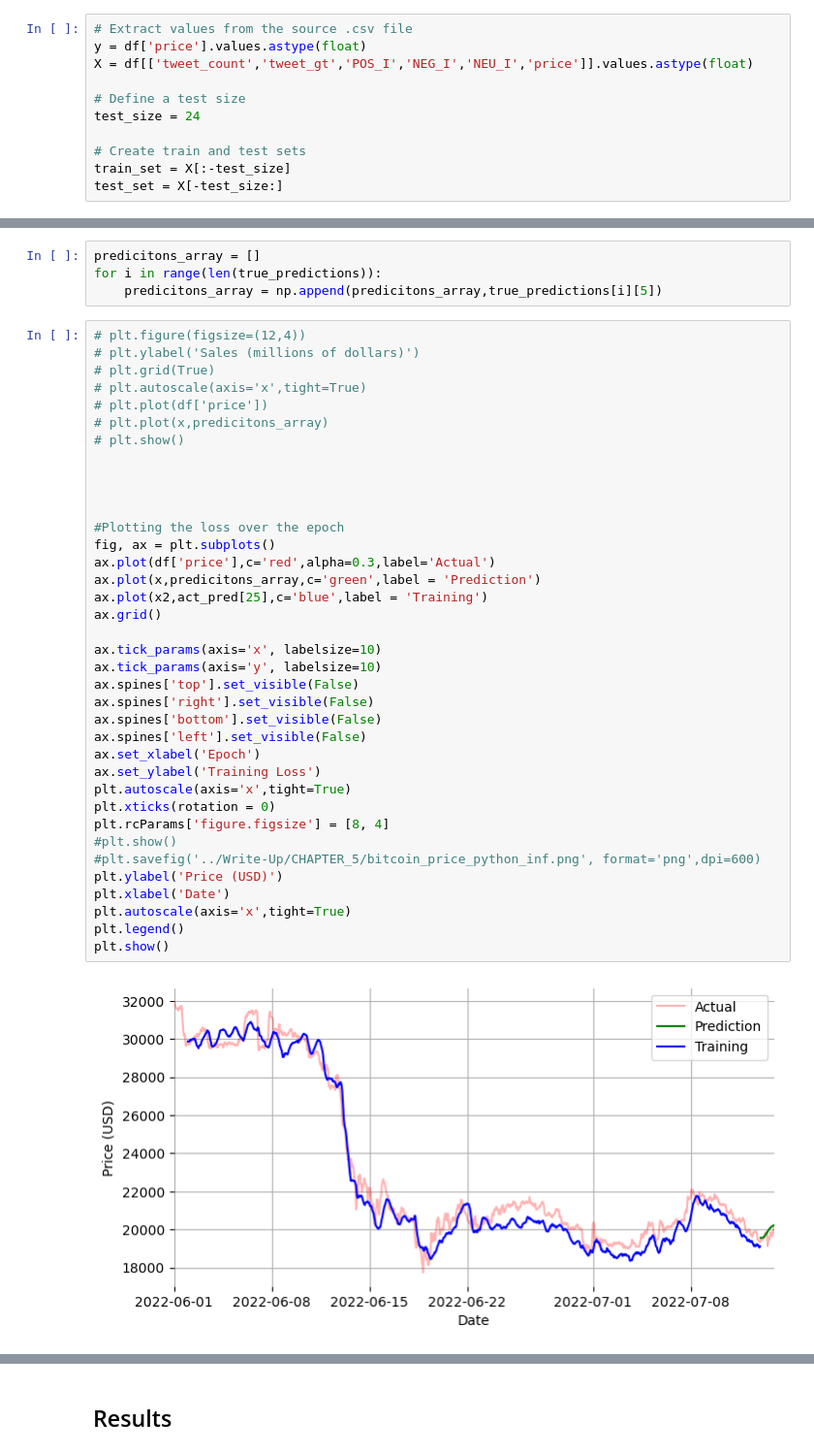
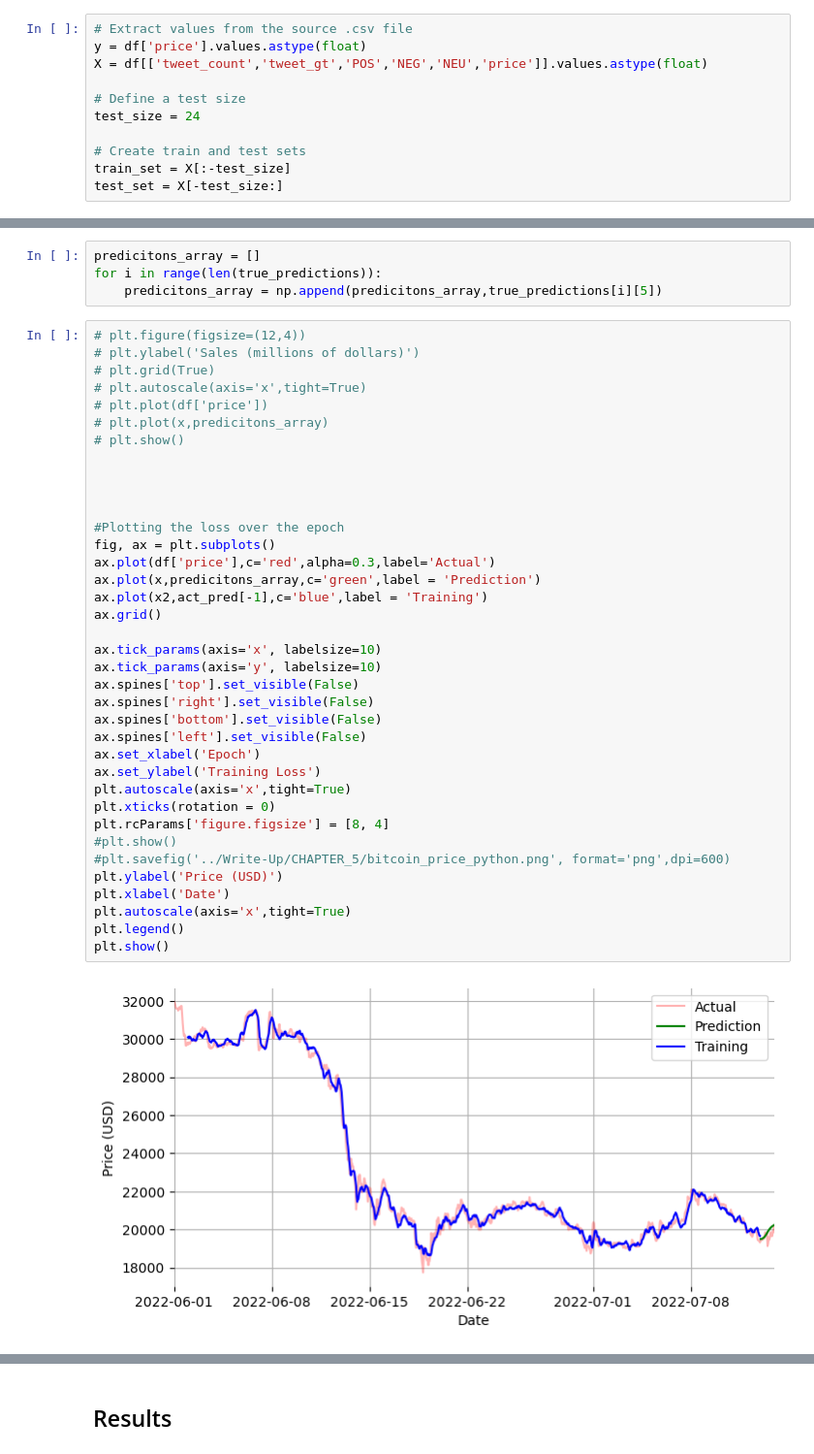
Before and after one commit to VarunParbhu/mur_crypto, a Jupyter notebook: Coding/Model - LSTM - 6 Features.ipynb, the cells around one changed output, grey strips where cells are left out. Shown at 97% size. Saved outputs shown, nothing was run; the diff lists cells and outputs as text.

```diff
--- a/Coding/Model - LSTM - 6 Features.ipynb
+++ b/Coding/Model - LSTM - 6 Features.ipynb
@@ -60,7 +60,7 @@ plt.show()
 # %%
 # Extract values from the source .csv file
 y = df['price'].values.astype(float)
-X = df[['tweet_count','tweet_gt','POS_I','NEG_I','NEU_I','price']].values.astype(float)
+X = df[['tweet_count','tweet_gt','POS','NEG','NEU','price']].values.astype(float)
 
 # Define a test size
 test_size = 24
@@ -336,36 +338,36 @@ for i in range(len(true_predictions)):
 # plt.plot(x,predicitons_array)
 # plt.show()
 
 
 
 
 #Plotting the loss over the epoch
 fig, ax = plt.subplots()
 ax.plot(df['price'],c='red',alpha=0.3,label='Actual')
 ax.plot(x,predicitons_array,c='green',label = 'Prediction')
-ax.plot(x2,act_pred[25],c='blue',label = 'Training')
+ax.plot(x2,act_pred[-1],c='blue',label = 'Training')
 ax.grid()
 
 ax.tick_params(axis='x', labelsize=10)
 ax.tick_params(axis='y', labelsize=10)
 ax.spines['top'].set_visible(False)
 ax.spines['right'].set_visible(False)
 ax.spines['bottom'].set_visible(False)
 ax.spines['left'].set_visible(False)
 ax.set_xlabel('Epoch')
 ax.set_ylabel('Training Loss')
 plt.autoscale(axis='x',tight=True)
 plt.xticks(rotation = 0)
 plt.rcParams['figure.figsize'] = [8, 4]
 #plt.show()
-#plt.savefig('../Write-Up/CHAPTER_5/bitcoin_price_python_inf.png', format='png',dpi=600)
+#plt.savefig('../Write-Up/CHAPTER_5/bitcoin_price_python.png', format='png',dpi=600)
 plt.ylabel('Price (USD)')
 plt.xlabel('Date')
 plt.autoscale(axis='x',tight=True)
 plt.legend()
 plt.show()
 # %% [output]
-[figure, old version]
+[figure, new version]
 # %%
 # # Plot the end of the graph
 # fig = plt.figure(figsize=(12,4))
```
Also changed, not shown: parts of 12 cells of this notebook, 20 other files.
